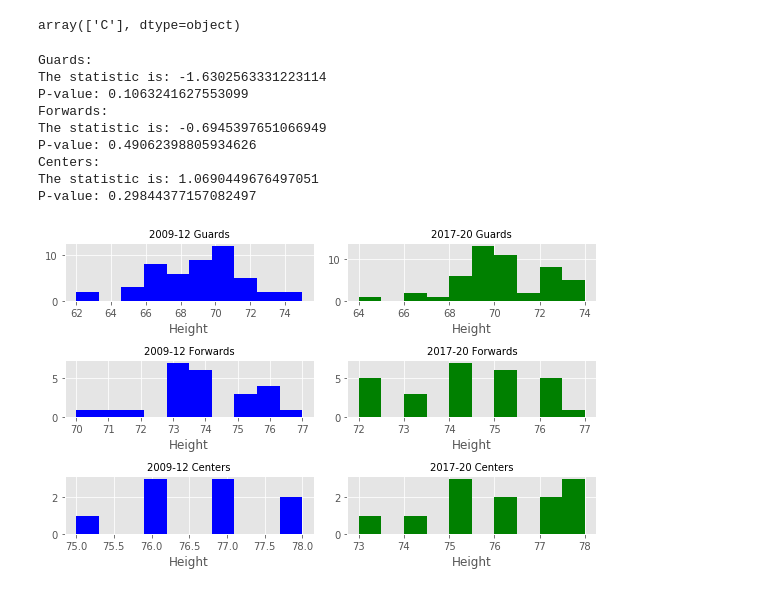
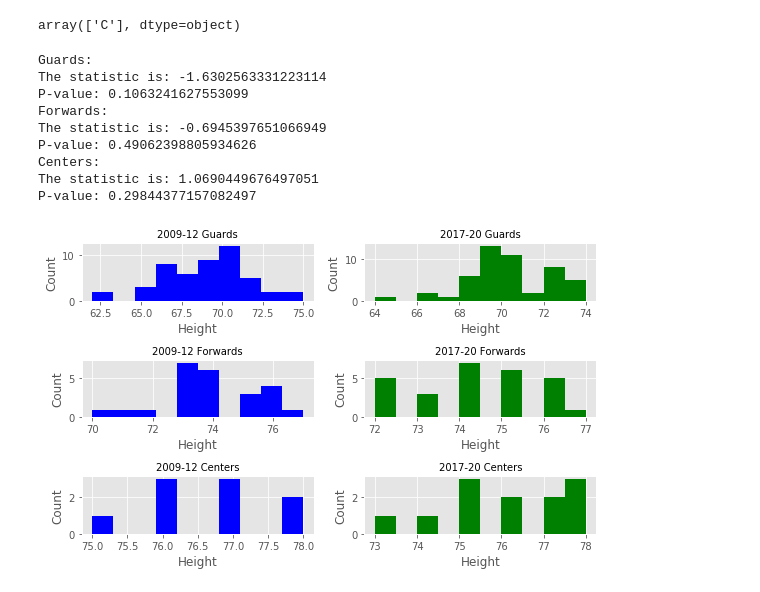
Before and after one commit to cricks3/wbb-heights, a Jupyter notebook: webscraping/webscraping.ipynb, the cells around one changed output. Drawn from its saved outputs; the diff is of its cells as text; code cells hidden in the pictures.

Commit message:
figures edited

```diff
--- a/webscraping/webscraping.ipynb
+++ b/webscraping/webscraping.ipynb
@@ -375,40 +377,46 @@ df_late_centers.hist(column='Height', color='green', ax=ax6)
 
 ax1.set_title('2009-12 Guards', fontsize=10)
 ax1.set_xlabel('Height', fontsize=12)
+ax1.set_ylabel('Count', fontsize=12)
 
 ax2.set_title('2017-20 Guards', fontsize=10)
 ax2.set_xlabel('Height', fontsize=12)
+ax2.set_ylabel('Count', fontsize=12)
 
 ax3.set_title('2009-12 Forwards', fontsize=10)
 ax3.set_xlabel('Height', fontsize=12)
+ax3.set_ylabel('Count', fontsize=12)
 
 ax4.set_title('2017-20 Forwards', fontsize=10)
 ax4.set_xlabel('Height', fontsize=12)
+ax4.set_ylabel('Count', fontsize=12)
 
 ax5.set_title('2009-12 Centers', fontsize=10)
 ax5.set_xlabel('Height', fontsize=12)
+ax5.set_ylabel('Count', fontsize=12)
 
 ax6.set_title('2017-20 Centers', fontsize=10)
 ax6.set_xlabel('Height', fontsize=12)
+ax6.set_ylabel('Count', fontsize=12)
 
 fig.tight_layout()
 
 stat, p_val = stats.ttest_ind(df_early_guards['Height'], df_late_guards['Height'])
 print('Guards:\nThe statistic is: {} \nP-value: {}'.format(stat ,p_val))
 
 stat, p_val = stats.ttest_ind(df_early_forwards['Height'], df_late_forwards['Height'])
 print('Forwards:\nThe statistic is: {} \nP-value: {}'.format(stat ,p_val))
 
 stat, p_val = stats.ttest_ind(df_early_centers['Height'], df_late_centers['Height'])
 print('Centers:\nThe statistic is: {} \nP-value: {}'.format(stat ,p_val))
 # %% [output]
 Guards:
 The statistic is: -1.6302563331223114
 P-value: 0.1063241627553099
 Forwards:
 The statistic is: -0.6945397651066949
 P-value: 0.49062398805934626
 Centers:
 The statistic is: 1.0690449676497051
 P-value: 0.29844377157082497
-[figure, old version]
+[figure, new version]
```
Also changed, not shown: parts of 1 cell of this notebook, 2 other files.
